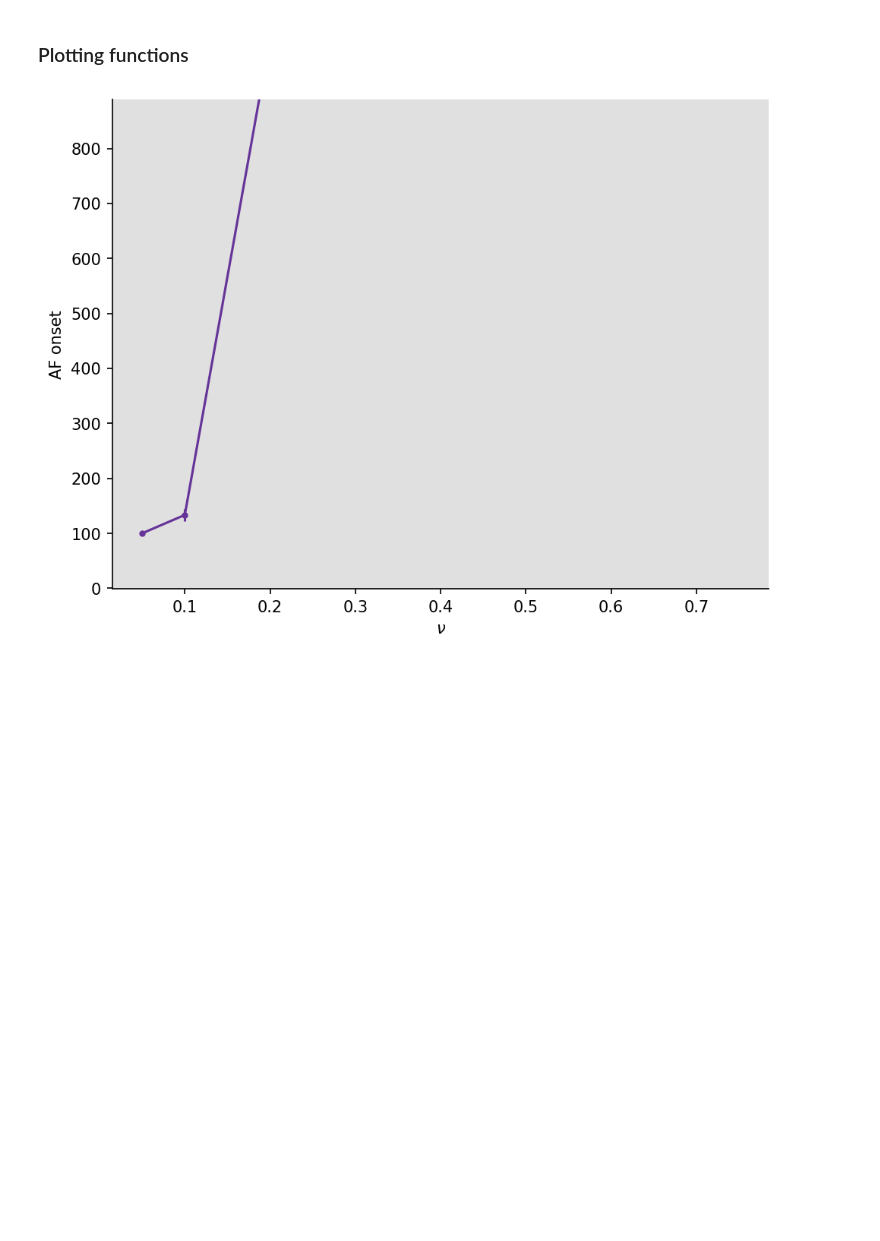
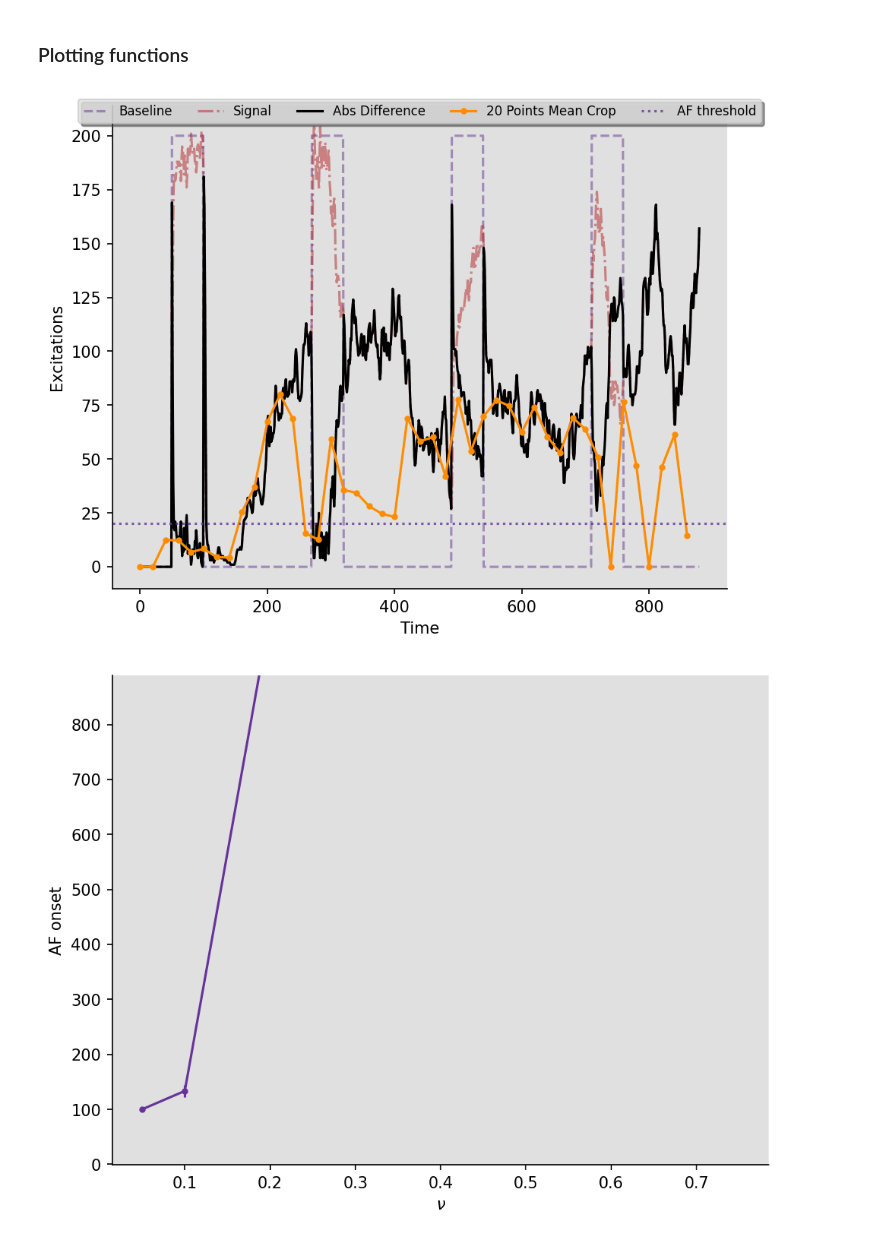
Before and after one commit to 2BeAsh/physics_of_molecular_diseases_project, a Jupyter notebook: code/heart.ipynb, the cells around one changed output. Drawn from its saved outputs; the diff is of its cells as text; code cells hidden in the pictures; blank space fills up the shorter version.

```diff
--- a/code/heart.ipynb
+++ b/code/heart.ipynb
@@ -319,9 +319,9 @@ def plot_state_band_time():
 
     # Find AF onset time
     AF_onset_threshold = 20
-    onset_idx = np.nonzero(out > AF_onset_threshold)[0][0]  # First instance of going above zero
-    onset_time = time_out[onset_idx]
-    print(f"Onset time = {onset_time:.4f}")
+    # onset_idx = np.nonzero(out > AF_onset_threshold)[0][0]  # First instance of going above zero
+    # onset_time = time_out[onset_idx]
+    # print(f"Onset time = {onset_time:.4f}")
 
     # Plot
     fig, ax = plt.subplots()
@@ -329,7 +329,7 @@ def plot_state_band_time():
     ax.plot(time, band, ls="dashdot", alpha=0.5, label="Signal")
     ax.plot(time, band_difference, "-", label="Abs Difference")
     ax.plot(time_out, out, marker=".", ls="-", label=f"{average_width} Points Mean Crop")
-    ax.plot(onset_time, out[onset_idx], marker="x", markersize=15)
+    # ax.plot(onset_time, out[onset_idx], marker="x", markersize=15)
     ax.axhline(y=AF_onset_threshold, ls="dotted", label="AF threshold", alpha=0.8)
     ax.set(xlabel="Time", ylabel="Excitations")
     ax.legend(ncols=5, bbox_to_anchor=(0.5, 0.95), loc="lower center", fontsize=8)
@@ -375,3 +373,7 @@ if generate_data:
+# %%
+plot_state_band_time()
+# %% [output]
+[figure, added]
 # %%
 nu_parameter_time_influence(nu_values=[0.05, 0.1, 0.2, 0.4, 0.75], N_repeat=3, L=L, delta=delta, epsilon=epsilon)
 # %%
```
Also changed, not shown: parts of 2 cells of this notebook.
